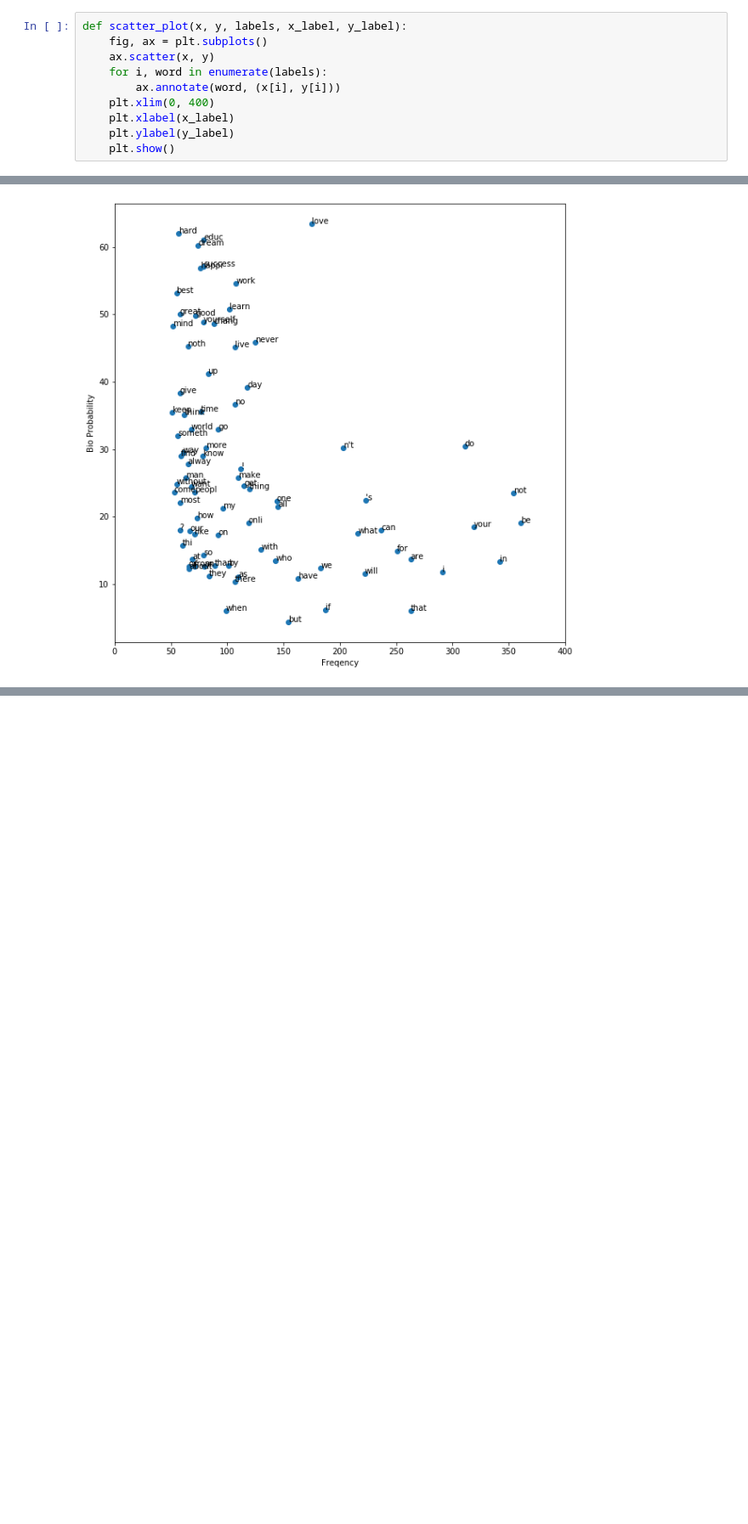
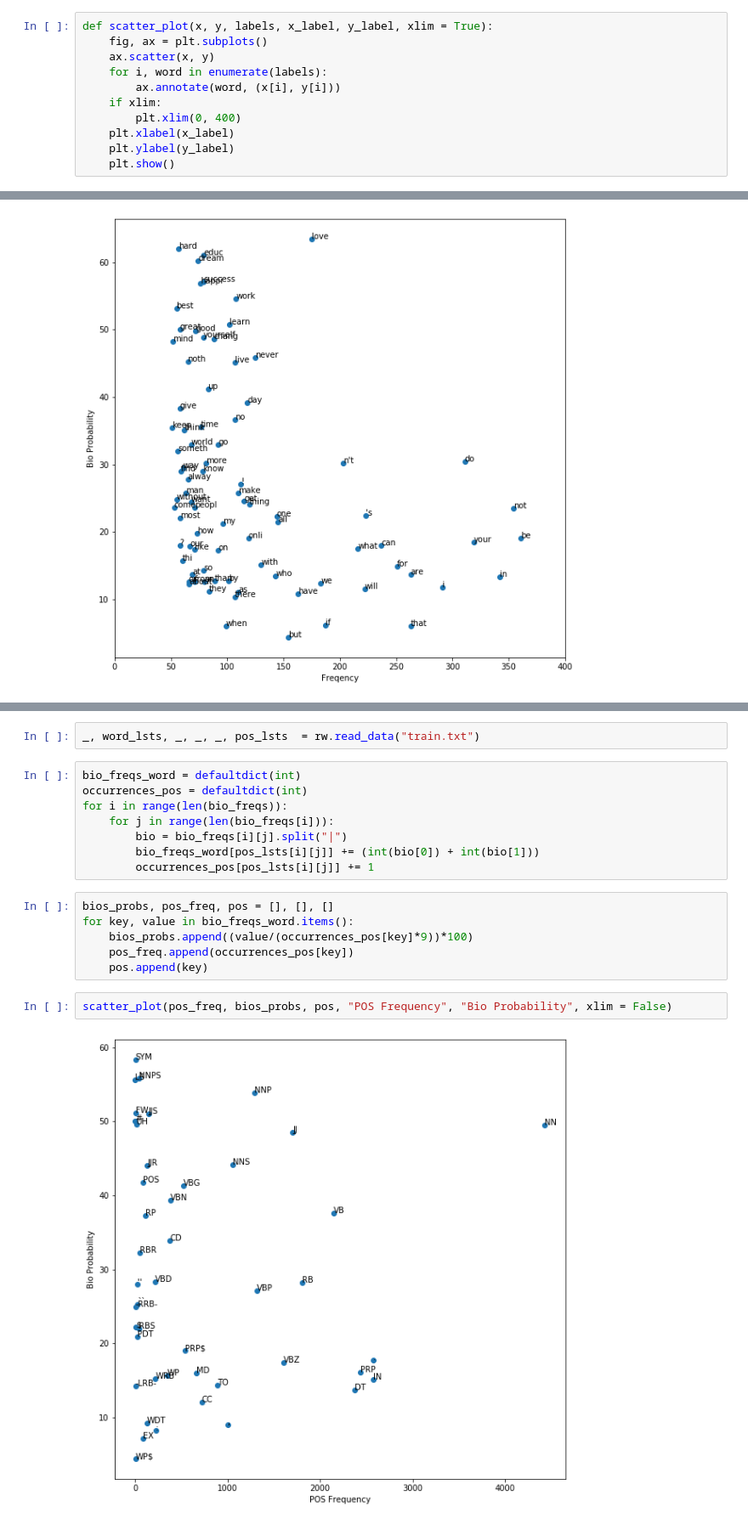
Before and after one commit to Rahgooy/emphasis, a Jupyter notebook: data_visualization.ipynb, the cells around one changed output, grey strips where cells are left out. Shown: that part at 85% size. Cells and saved outputs as stored; diff of their text form; blank space fills up the shorter version.

Commit message:
occur & bold freq POS scatter plot added

```diff
--- a/data_visualization.ipynb
+++ b/data_visualization.ipynb
@@ -71,12 +71,13 @@ def calculate_freqs_probs(bold_occurrences_item, occurrences):
             items.append(item)
     return probs, freqs, items
 # %%
-def scatter_plot(x, y, labels, x_label, y_label):
+def scatter_plot(x, y, labels, x_label, y_label, xlim = True):
     fig, ax = plt.subplots()
     ax.scatter(x, y)
     for i, word in enumerate(labels):
         ax.annotate(word, (x[i], y[i]))
-    plt.xlim(0, 400)
+    if xlim:
+        plt.xlim(0, 400)
     plt.xlabel(x_label)
     plt.ylabel(y_label)
     plt.show()
@@ -110,0 +114,20 @@ scatter_plot(words_freq, bios_probs, words, "Freqency", "Bio Probability")
+# %%
+_, word_lsts, _, _, _, pos_lsts  = rw.read_data("train.txt")
+# %%
+bio_freqs_word = defaultdict(int)
+occurrences_pos = defaultdict(int)
+for i in range(len(bio_freqs)):
+    for j in range(len(bio_freqs[i])):
+        bio = bio_freqs[i][j].split("|")
+        bio_freqs_word[pos_lsts[i][j]] += (int(bio[0]) + int(bio[1]))
+        occurrences_pos[pos_lsts[i][j]] += 1
+# %%
+bios_probs, pos_freq, pos = [], [], []
+for key, value in bio_freqs_word.items():
+    bios_probs.append((value/(occurrences_pos[key]*9))*100)
+    pos_freq.append(occurrences_pos[key])
+    pos.append(key)
+# %%
+scatter_plot(pos_freq, bios_probs, pos, "POS Frequency", "Bio Probability", xlim = False)
+# %% [output]
+[figure, added]
```
Also changed, not shown: parts of 1 cell of this notebook.
